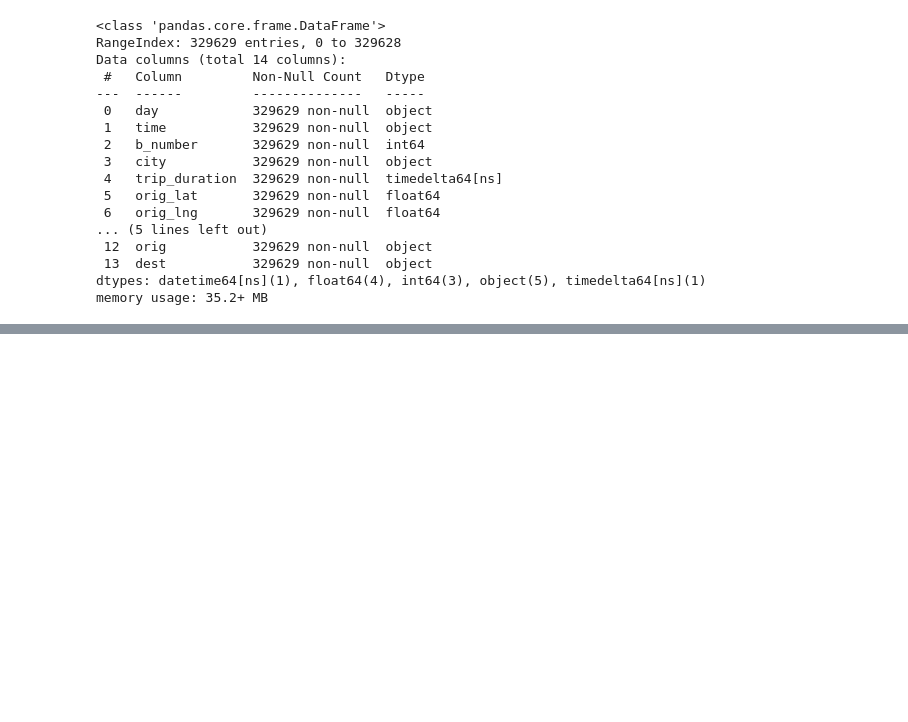
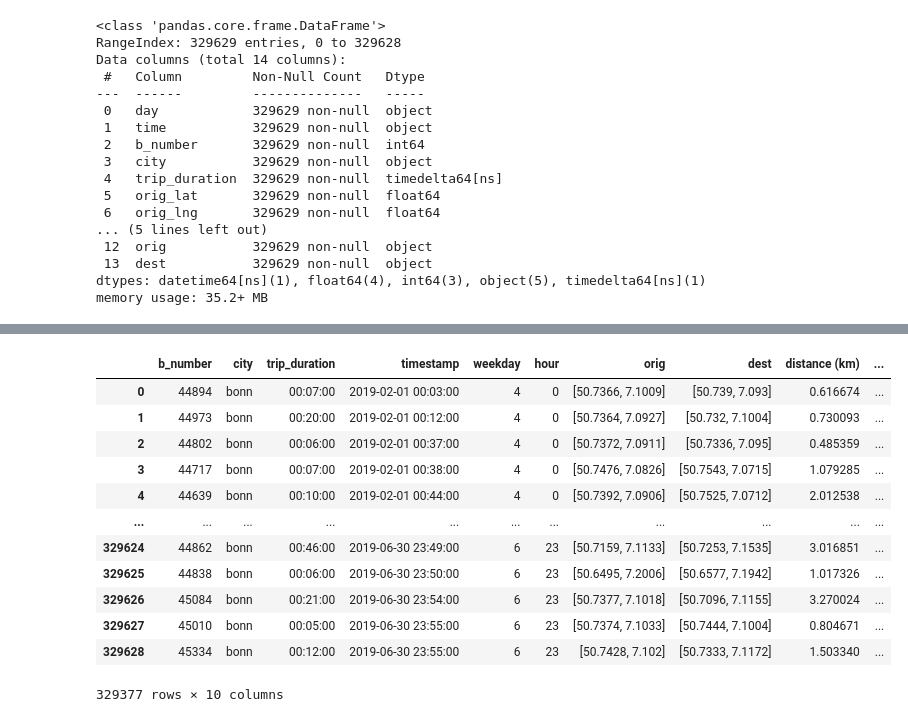
Before and after one commit to Simbonobo/anacondas, a Jupyter notebook: Preprocessing.ipynb, the cells around one changed output, grey strips where cells are left out. Saved outputs shown, nothing was run; the diff lists cells and outputs as text; code cells hidden in the pictures; blank space fills up the shorter version.

```diff
--- a/Preprocessing.ipynb
+++ b/Preprocessing.ipynb
@@ -193,0 +180,10 @@ df_essen[df_essen["trip_duration"]>timedelta(hours=2, minutes=58)]
+# %%
+# Get the position outliers
+df_bonn_bounds = df_bonn[
+    ((df_bonn["orig"].str[0] > bonn_bounds["north_east"][0]) | (df_bonn["orig"].str[0] < bonn_bounds["south_west"][0])) |
+    ((df_bonn["orig"].str[1] > bonn_bounds["north_east"][1]) | (df_bonn["orig"].str[1] < bonn_bounds["south_west"][1])) |
+    ((df_bonn["dest"].str[0] > bonn_bounds["north_east"][0]) | (df_bonn["dest"].str[0] < bonn_bounds["south_west"][0])) |
+    ((df_bonn["dest"].str[1] > bonn_bounds["north_east"][1]) | (df_bonn["dest"].str[1] < bonn_bounds["south_west"][1]))]
+
+# Get all entries which are in the API bounds
+df_bonn = df_bonn[~df_bonn.isin(df_bonn_bounds).all(1)]
@@ -193,0 +232,4 @@ df_essen[df_essen["trip_duration"]>timedelta(hours=2, minutes=58)]
+# %%
+# Calculate the distance in kilometers between origin and destination
+df_bonn["distance (km)"] = df_bonn.apply(lambda row: haversine(row["orig"], row["dest"]), axis=1)
+df_bonn.drop(["day", "time", "orig_lat", "orig_lng", "dest_lat", "dest_lng"], axis=1)
@@ -193,0 +250,18 @@ df_essen[df_essen["trip_duration"]>timedelta(hours=2, minutes=58)]
+# %%
+# Calculate the km/h for each trip
+df_bonn["km/h"] = df_bonn.apply(lambda row: row["distance (km)"]/(row["trip_duration"].seconds/3600), axis=1)
+df_bonn.drop(["day", "time", "orig_lat", "orig_lng", "dest_lat", "dest_lng"], axis=1)
+# %% [output]
+|  | b_number | city | trip_duration | timestamp | weekday | hour | orig | dest | distance (km) | ... |
+| 0 | 44894 | bonn | 00:07:00 | 2019-02-01 00:03:00 | 4 | 0 | [50.7366, 7.1009] | [50.739, 7.093] | 0.616674 | ... |
+| 1 | 44973 | bonn | 00:20:00 | 2019-02-01 00:12:00 | 4 | 0 | [50.7364, 7.0927] | [50.732, 7.1004] | 0.730093 | ... |
+| 2 | 44802 | bonn | 00:06:00 | 2019-02-01 00:37:00 | 4 | 0 | [50.7372, 7.0911] | [50.7336, 7.095] | 0.485359 | ... |
+| 3 | 44717 | bonn | 00:07:00 | 2019-02-01 00:38:00 | 4 | 0 | [50.7476, 7.0826] | [50.7543, 7.0715] | 1.079285 | ... |
+| 4 | 44639 | bonn | 00:10:00 | 2019-02-01 00:44:00 | 4 | 0 | [50.7392, 7.0906] | [50.7525, 7.0712] | 2.012538 | ... |
+| ... | ... | ... | ... | ... | ... | ... | ... | ... | ... | ... |
+| 329624 | 44862 | bonn | 00:46:00 | 2019-06-30 23:49:00 | 6 | 23 | [50.7159, 7.1133] | [50.7253, 7.1535] | 3.016851 | ... |
+| 329625 | 44838 | bonn | 00:06:00 | 2019-06-30 23:50:00 | 6 | 23 | [50.6495, 7.2006] | [50.6577, 7.1942] | 1.017326 | ... |
+| 329626 | 45084 | bonn | 00:21:00 | 2019-06-30 23:54:00 | 6 | 23 | [50.7377, 7.1018] | [50.7096, 7.1155] | 3.270024 | ... |
+| 329627 | 45010 | bonn | 00:05:00 | 2019-06-30 23:55:00 | 6 | 23 | [50.7374, 7.1033] | [50.7444, 7.1004] | 0.804671 | ... |
+| 329628 | 45334 | bonn | 00:12:00 | 2019-06-30 23:55:00 | 6 | 23 | [50.7428, 7.102] | [50.7333, 7.1172] | 1.503340 | ... |
+329377 rows × 10 columns
```
Also changed, not shown: parts of 47 cells of this notebook.
